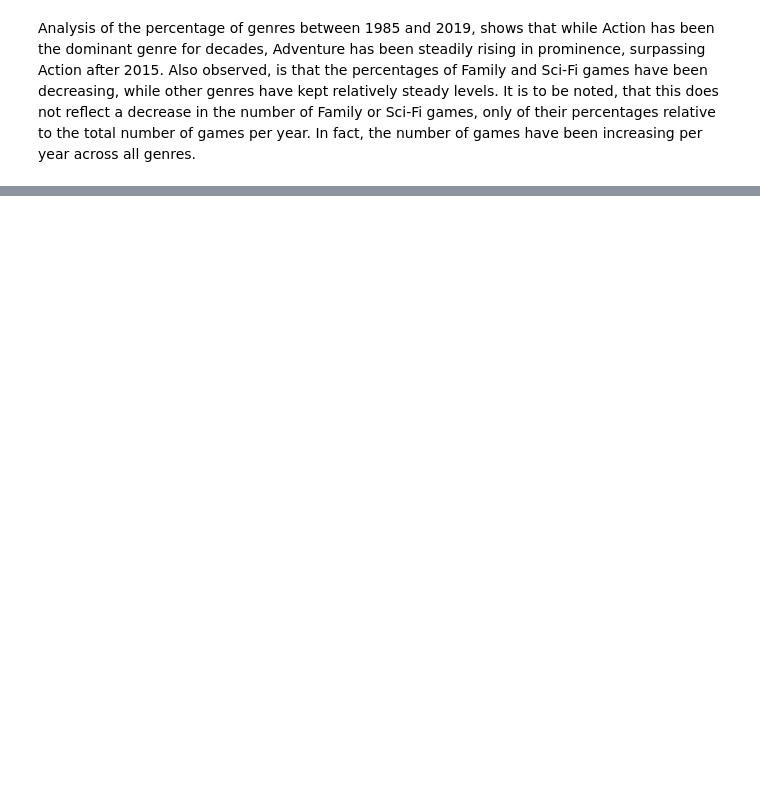
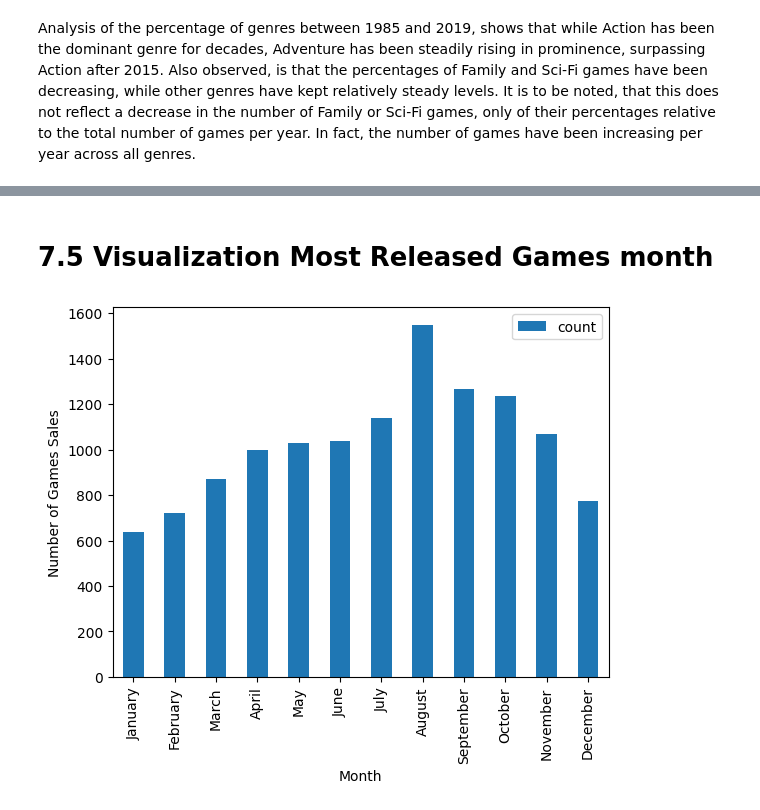
Before and after one commit to nardyjh/Project1-Group7, a Jupyter notebook: project1_Group7_game.ipynb, the cells around one changed output, grey strips where cells are left out. Drawn from its saved outputs; the diff is of its cells as text; code cells hidden in the pictures; blank space fills up the shorter version.

```diff
--- a/project1_Group7_game.ipynb
+++ b/project1_Group7_game.ipynb
@@ -583,0 +755,4 @@ Also observed, is that the percentages of Family and Sci-Fi games have been decr
+# %%
+#Filter out the required columns
+split_data_df=count_sorted_cleaned_df[["Month","Year","count"]]
+split_data_df
@@ -583,0 +773,3 @@ Also observed, is that the percentages of Family and Sci-Fi games have been decr
+# %%
+#Set Month as index
+split_data_df.set_index("Month")
@@ -583,0 +791,10 @@ Also observed, is that the percentages of Family and Sci-Fi games have been decr
+# %%
+#Organize the month in Actual order
+monthly_sum=split_data_df.groupby(["Month"])["count"].sum()
+monthly_sum_df=monthly_sum.reset_index().rename(columns={"index": "value", 0: "count"})
+
+#to create organized Months catagory in order
+customOrder=["January","February","March","April","May","June","July","August","September","October","November","December"]
+monthly_sum_df["Month"]=pd.Categorical(monthly_sum_df["Month"],categories=customOrder,ordered=True)
+monthly_sum_df=monthly_sum_df.sort_values(by="Month")
+monthly_sum_df
@@ -583,0 +815,12 @@ Also observed, is that the percentages of Family and Sci-Fi games have been decr
+# %%
+#Seting the the index of new data frame
+monthly_sum_df=monthly_sum_df.set_index("Month")
+# %% [markdown]
+# 7.5 Visualization Most Released Games month
+# %%
+#Plot the Month to Month data to visualize the month with maximum number of Games released.
+monthly_sum_df.plot(kind="bar",xlabel="Month",ylabel="Number of Games Sales")
+
+plt.show()
+# %% [output]
+[figure, added]
```
Also changed, not shown: parts of 105 cells of this notebook.
